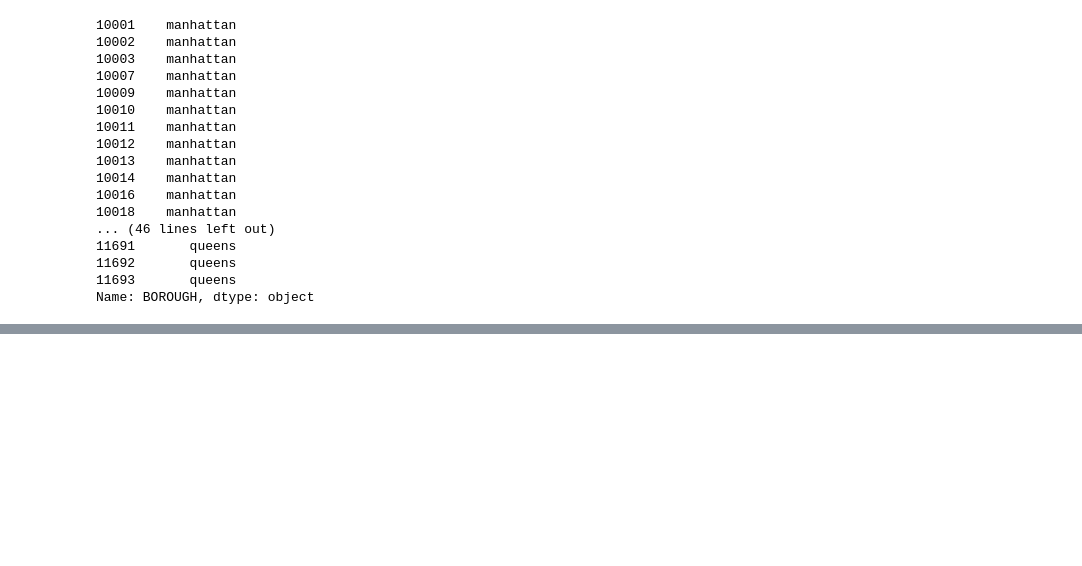
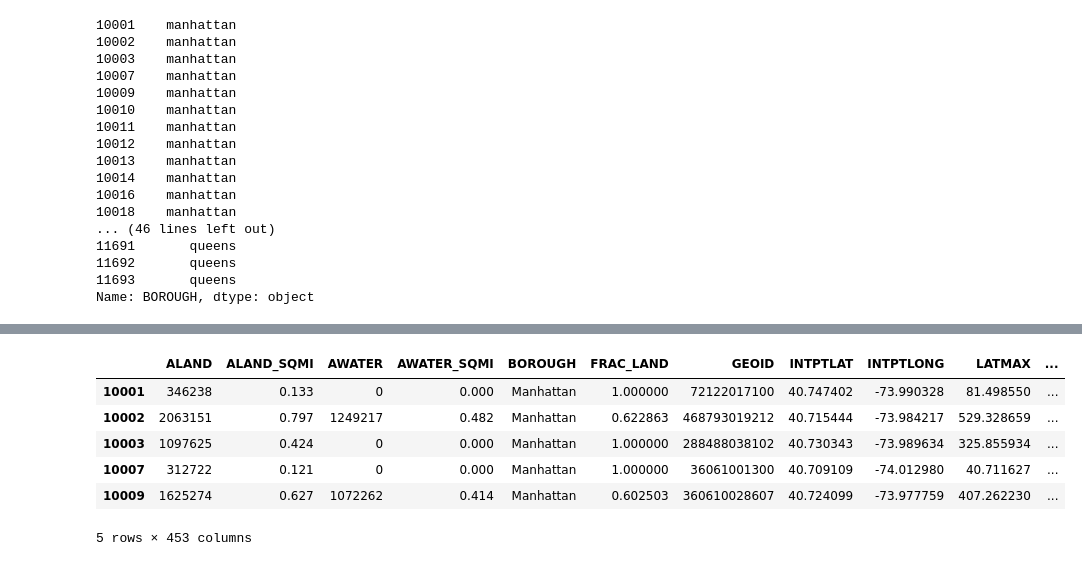
Before and after one commit to luiscvargas/insight_project, a Jupyter notebook: analysis/rank_zipcodes.ipynb, the cells around one changed output, grey strips where cells are left out. Cells and saved outputs as stored; diff of their text form; code cells hidden in the pictures; blank space fills up the shorter version.

```diff
--- a/analysis/rank_zipcodes.ipynb
+++ b/analysis/rank_zipcodes.ipynb
@@ -196,0 +221,10 @@ print("StdDev_RF = ",df["stddev_rf_"+cuisine_type].unique()[0])
+# %%
+df.head(5)
+# %% [output]
+|  | ALAND | ALAND_SQMI | AWATER | AWATER_SQMI | BOROUGH | FRAC_LAND | GEOID | INTPTLAT | INTPTLONG | LATMAX | ... |
+| 10001 | 346238 | 0.133 | 0 | 0.000 | Manhattan | 1.000000 | 72122017100 | 40.747402 | -73.990328 | 81.498550 | ... |
+| 10002 | 2063151 | 0.797 | 1249217 | 0.482 | Manhattan | 0.622863 | 468793019212 | 40.715444 | -73.984217 | 529.328659 | ... |
+| 10003 | 1097625 | 0.424 | 0 | 0.000 | Manhattan | 1.000000 | 288488038102 | 40.730343 | -73.989634 | 325.855934 | ... |
+| 10007 | 312722 | 0.121 | 0 | 0.000 | Manhattan | 1.000000 | 36061001300 | 40.709109 | -74.012980 | 40.711627 | ... |
+| 10009 | 1625274 | 0.627 | 1072262 | 0.414 | Manhattan | 0.602503 | 360610028607 | 40.724099 | -73.977759 | 407.262230 | ... |
+5 rows × 453 columns
```
Also changed, not shown: parts of 9 cells of this notebook, 13 other files.
